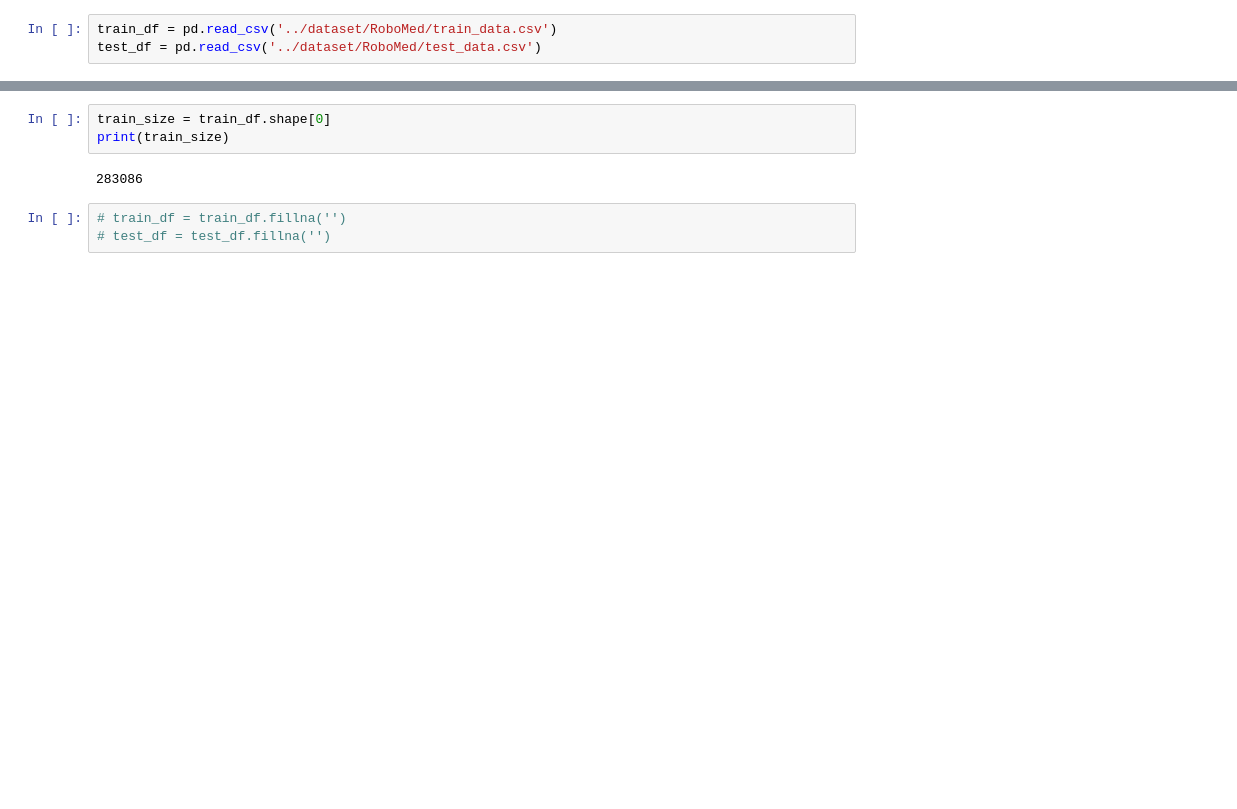
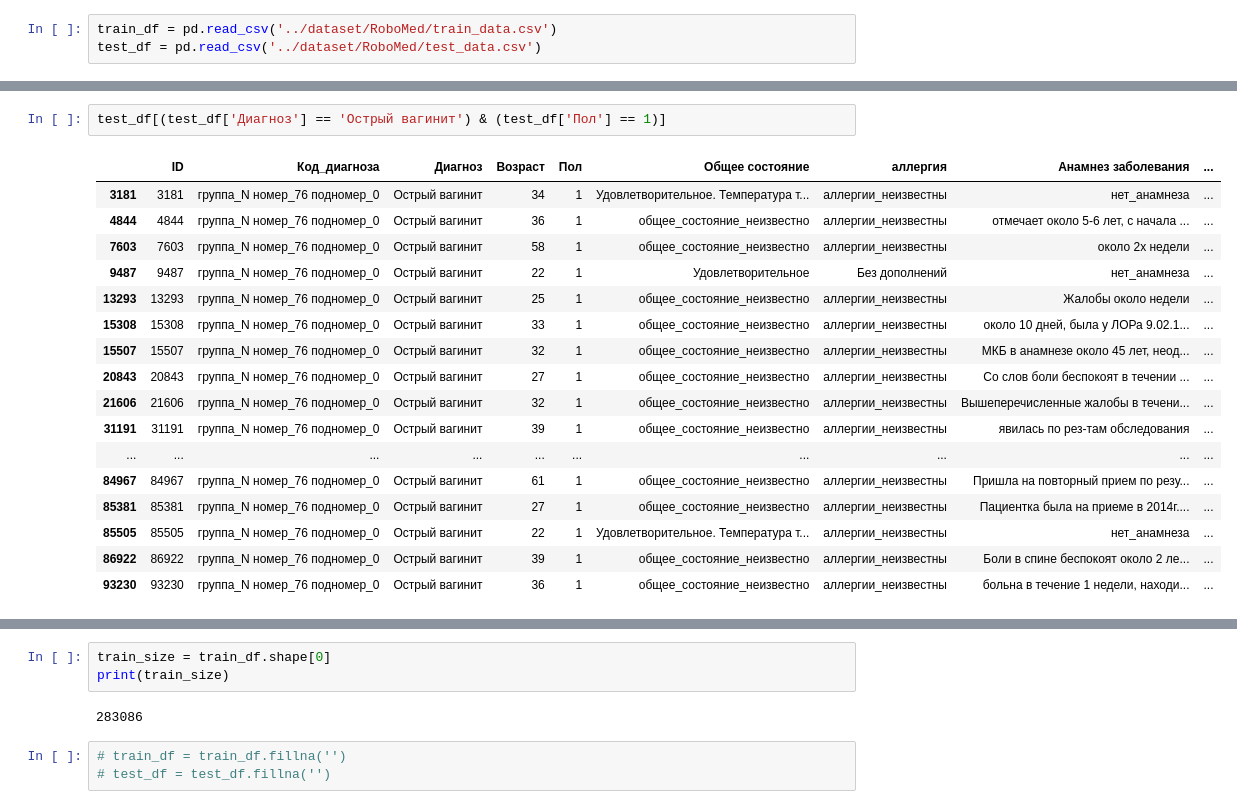
Before and after one commit to strawberrypie/ai-hack-robomed-challenge, a Jupyter notebook: FastText.ipynb, the cells around one changed output, grey strips where cells are left out. Drawn from its saved outputs; the diff is of its cells as text; blank space fills up the shorter version.

```diff
--- a/FastText.ipynb
+++ b/FastText.ipynb
@@ -10,0 +45,20 @@ test_df = pd.read_csv('../dataset/RoboMed/test_data.csv')
+# %%
+test_df[(test_df['Диагноз'] == 'Острый вагинит') & (test_df['Пол'] == 1)]
+# %% [output]
+|  | ID | Код_диагноза | Диагноз | Возраст | Пол | Общее состояние | аллергия | Анамнез заболевания | ... |
+| 3181 | 3181 | группа_N номер_76 подномер_0 | Острый вагинит | 34 | 1 | Удовлетворительное. Температура т... | аллергии_неизвестны | нет_анамнеза | ... |
+| 4844 | 4844 | группа_N номер_76 подномер_0 | Острый вагинит | 36 | 1 | общее_состояние_неизвестно | аллергии_неизвестны | отмечает около 5-6 лет, с начала ... | ... |
+| 7603 | 7603 | группа_N номер_76 подномер_0 | Острый вагинит | 58 | 1 | общее_состояние_неизвестно | аллергии_неизвестны | около 2х недели | ... |
+| 9487 | 9487 | группа_N номер_76 подномер_0 | Острый вагинит | 22 | 1 | Удовлетворительное | Без дополнений | нет_анамнеза | ... |
+| 13293 | 13293 | группа_N номер_76 подномер_0 | Острый вагинит | 25 | 1 | общее_состояние_неизвестно | аллергии_неизвестны | Жалобы около недели | ... |
+| 15308 | 15308 | группа_N номер_76 подномер_0 | Острый вагинит | 33 | 1 | общее_состояние_неизвестно | аллергии_неизвестны | около 10 дней, была у ЛОРа 9.02.1... | ... |
+| 15507 | 15507 | группа_N номер_76 подномер_0 | Острый вагинит | 32 | 1 | общее_состояние_неизвестно | аллергии_неизвестны | МКБ в анамнезе около 45 лет, неод... | ... |
+| 20843 | 20843 | группа_N номер_76 подномер_0 | Острый вагинит | 27 | 1 | общее_состояние_неизвестно | аллергии_неизвестны | Со слов боли беспокоят в течении ... | ... |
+| 21606 | 21606 | группа_N номер_76 подномер_0 | Острый вагинит | 32 | 1 | общее_состояние_неизвестно | аллергии_неизвестны | Вышеперечисленные жалобы в течени... | ... |
+| 31191 | 31191 | группа_N номер_76 подномер_0 | Острый вагинит | 39 | 1 | общее_состояние_неизвестно | аллергии_неизвестны | явилась по рез-там обследования | ... |
+| ... | ... | ... | ... | ... | ... | ... | ... | ... | ... |
+| 84967 | 84967 | группа_N номер_76 подномер_0 | Острый вагинит | 61 | 1 | общее_состояние_неизвестно | аллергии_неизвестны | Пришла на повторный прием по резу... | ... |
+| 85381 | 85381 | группа_N номер_76 подномер_0 | Острый вагинит | 27 | 1 | общее_состояние_неизвестно | аллергии_неизвестны | Пациентка была на приеме в 2014г.... | ... |
+| 85505 | 85505 | группа_N номер_76 подномер_0 | Острый вагинит | 22 | 1 | Удовлетворительное. Температура т... | аллергии_неизвестны | нет_анамнеза | ... |
+| 86922 | 86922 | группа_N номер_76 подномер_0 | Острый вагинит | 39 | 1 | общее_состояние_неизвестно | аллергии_неизвестны | Боли в спине беспокоят около 2 ле... | ... |
+| 93230 | 93230 | группа_N номер_76 подномер_0 | Острый вагинит | 36 | 1 | общее_состояние_неизвестно | аллергии_неизвестны | больна в течение 1 недели, находи... | ... |
```
Also changed, not shown: parts of 13 cells of this notebook.
